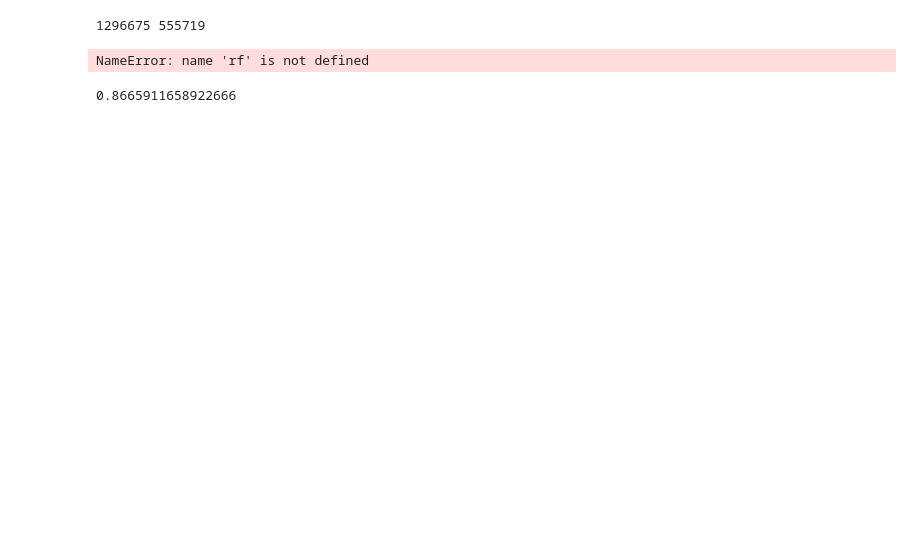
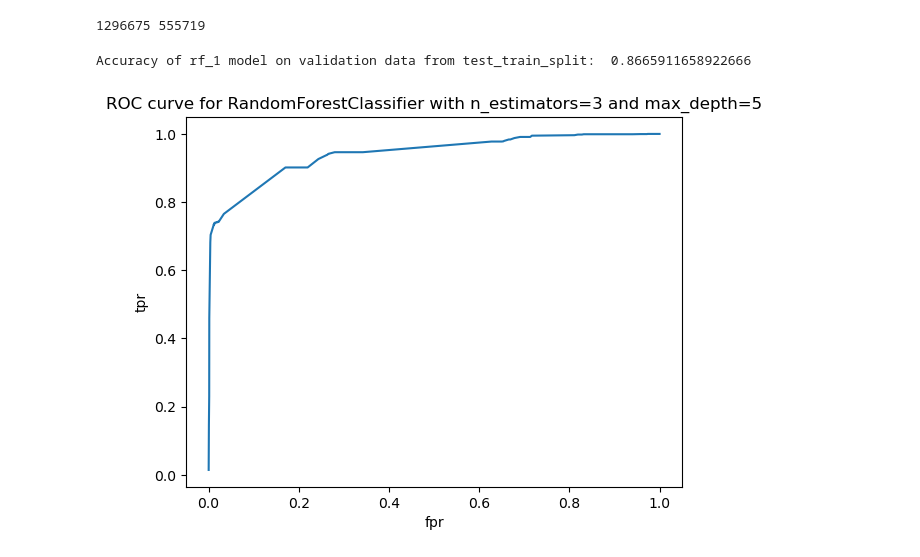
Before and after one commit to maarekarmenoras/IDS-project, a Jupyter notebook: data_preprocessing.ipynb, the cells around one changed output. Drawn from its saved outputs; the diff is of its cells as text; code cells hidden in the pictures; blank space fills up the shorter version.

Commit message:
Added ROC curve calculation for RandomForestClassifier rf_1

```diff
--- a/data_preprocessing.ipynb
+++ b/data_preprocessing.ipynb
@@ -125,25 +125,3 @@ print(len(train_cleaned), len(test_cleaned))
 1296675 555719
 # %%
 #add data.to_csv here
-# %%
-## RandomForestClassifier
-from sklearn.ensemble import RandomForestClassifier
-
-## Oversampling the data
-oversampled_train = oversampling(train_cleaned,'is_fraud')
-oversampled_train['is_fraud'].value_counts()
-oversampled_train = encode_onehot(oversampled_train,'category')
-
-oversampled_train_labels = oversampled_train['is_fraud']
-oversampled_train_data = oversampled_train.drop(columns=['is_fraud'])
-
-X_train, X_test, y_train, y_test = train_test_split(oversampled_train_data,oversampled_train_labels,test_size=0.3,train_size=0.7,random_state=5)
-
-rf_1 = RandomForestClassifier(n_estimators=3, max_depth=5, random_state=0).fit(X_train, y_train)
-# %% [output]
-NameError: name 'rf' is not defined
-# %%
-oversampled_train.columns
-print(accuracy_score(rf_1.predict(X_test),y_test))
-# %% [output]
-0.8665911658922666
@@ -149,0 +143,32 @@ print(accuracy_score(rf_1.predict(X_test),y_test))
+# %%
+### ROC curve of rf_1
+
+print("Accuracy of rf_1 model on validation data from test_train_split: ",accuracy_score(rf_1.predict(X_test),y_test))
+##One hot encoding the test dataset after feature engineering and cleanup
+test_cleaned_onehot = encode_onehot(test_cleaned,'category')
+
+## X and y validation dataframes for predicting probability
+y_val = test_cleaned_onehot['is_fraud'].squeeze()
+X_val = test_cleaned_onehot.drop(columns=['is_fraud'])# features
+probs = rf_1.predict_proba(X_val)
+
+
+probs = pd.DataFrame(probs)# Store in pandas Dataframe with two columns
+probs = probs[1].squeeze()
+
+##finding unique cutoffs
+cutoffs = pd.DataFrame({'cutoff':probs.unique()})
+cutoffs = cutoffs.sort_values(by='cutoff',ascending=True)
+##finding true postive rate and false positive rate
+tpr = cutoffs.apply(lambda cut: np.sum(np.logical_and(probs >= cut[0], y_val == 1)) / np.sum(y_val == 1), axis=1)
+fpr = cutoffs.apply(lambda cut: np.sum(np.logical_and(probs >= cut[0], y_val == 0)) / np.sum(y_val == 0), axis=1)
+
+stats = pd.DataFrame({'cutoff':cutoffs.cutoff, 'tpr':tpr, 'fpr':fpr})
+plt.plot(stats['fpr'],stats['tpr'])
+plt.xlabel('fpr')
+plt.ylabel('tpr')
+plt.title('ROC curve for RandomForestClassifier with n_estimators=3 and max_depth=5')
+plt.show()
+# %% [output]
+Accuracy of rf_1 model on validation data from test_train_split:  0.8665911658922666
+[figure, added]
```
Also changed, not shown: parts of 5 cells of this notebook.
